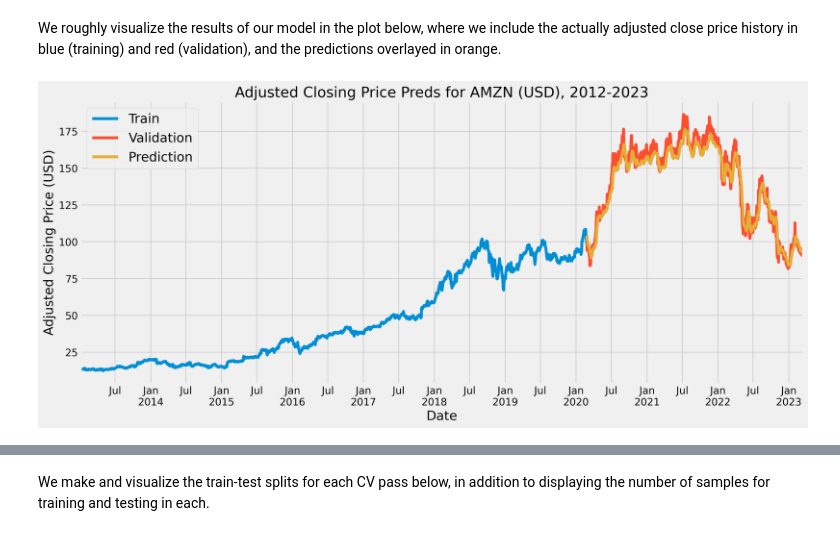
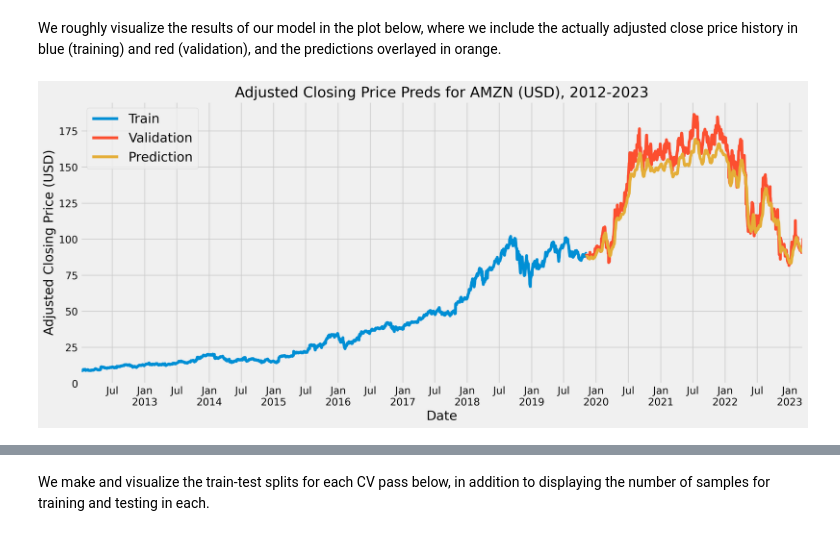
Before and after one commit to leoglonz/Securities_Analytics, a Jupyter notebook: Stock_Prediction.ipynb, the cells around one changed output, grey strips where cells are left out. Cells and saved outputs as stored; diff of their text form; code cells hidden in the pictures.

```diff
--- a/Stock_Prediction.ipynb
+++ b/Stock_Prediction.ipynb
@@ -209,13 +214,13 @@ market = pdr.get_data_yahoo(market_ticker,
                             END).rename(columns={'Adj Close': 'MarketClose'})
 
 betas = np.array([])
-dat = pd.concat([stock.AdjClose, market.MarketClose], axis=1)
+data = pd.concat([stock.AdjClose, market.MarketClose], axis=1)
 
-for  i, sdf in enumerate(roll(dat.pct_change().dropna(), window)):
+for  i, sdf in enumerate(roll(data.pct_change().dropna(), window)):
     betas = np.append(betas, beta(sdf))
 
-datFull = dat.drop(index=dat.index[:window], axis=0, inplace=False)
-datFull['Beta'] = betas.tolist()
+data_added = data.drop(index=data.index[:window], axis=0, inplace=False)
+data_added['Beta'] = betas.tolist()
 # %% [output]
 [*********************100%***********************]  1 of 1 completed
 # %% [markdown]
@@ -312,7 +317,8 @@ def series_to_supervised(data, n_in=5, n_out=1, dropnan=True):
 
     return agg
 # %%
-def data_split(data, lag=60, days=1, train_ratio=0.70, validation=False):
+def data_split(data, lag=60, days=1, train_ratio=0.70,
+               validation=False, backtest=False):
     """
     Prepping stock data for neural net; scaling down
     values and making train-test split.
@@ -321,6 +327,7 @@ def data_split(data, lag=60, days=1, train_ratio=0.70, validation=False):
     days: int, number of days to predict.
     train_ratio: float, percentage of data for training.
     validation: bool, split data into train/valid/test when True.
+    backtest: bool, only performs x-y split when True.
     Returns
         X_train: array, independent training features.
         y_train: array, objective training feature.
@@ -328,6 +335,8 @@ def data_split(data, lag=60, days=1, train_ratio=0.70, validation=False):
         y_test: array, objective test feature.
         X_valid: array, independent validation features.
         y_valid: array, objective validation feature.
+        X: array, independent features.
+        y: array, target feature.
     """
     # Selecting 'AdjClose' prices as input and target feature for time series.
     data_adj = data.filter(['AdjClose']).values
@@ -338,8 +347,8 @@ def data_split(data, lag=60, days=1, train_ratio=0.70, validation=False):
 
     # Splitting input features and target object, X and y.
     supervised_data = series_to_supervised(scaled_data, n_in=lag, n_out=days)
+    X = supervised_data.loc[:, supervised_data.columns != 'var1(t)']
     y = supervised_data['var1(t)'] # Isolating target object.
-    X = supervised_data.loc[:, supervised_data.columns != 'var1(t)']
 
     # Selecting converted data for train-test split.
     len_training = int(np.ceil(len(scaled_data) * train_ratio))
@@ -377,12 +386,21 @@ def data_split(data, lag=60, days=1, train_ratio=0.70, validation=False):
     if validation:
         X_valid = np.reshape(X_valid, (X_valid.shape[0],
                                        X_valid.shape[1], 1))
-
         return X_train, y_train, X_valid, y_valid, X_test, y_test, scaler
 
-    else:
+    elif backtest:
+        return X, y, scaler
+
+    elif not backtest and not validation:
         return X_train, y_train, X_test, y_test, scaler
 
+    else:
+        ValueError(
+            "Cannot simultaneously perform 'backtest' and 'validation'."
+            )
+        exit()
+
+
 # generator = TimeseriesGenerator(scaled_data, scaled_data, length=60, batch_size=1)
 # %%
 LAG = 60 # Number of days to use for predicting the following day(s).
@@ -441,5 +473,6 @@ There are three metrics we can use to measure LSTM model error: mean squared err
 
 RMSE we will use most often for its interpretability. However, we will use MSE when running the hyperparameter optimizer because MSE is much more suceptible to outliers -- meaning more sensitive during training -- and, therefore, can allow greater accuracy in hyperparameter tuning.
 # %%
+model = create_model(X_train.shape[1])
 model.fit(X_train, y_train, batch_size=2, epochs=1, verbose=True)
 # %% [output]
@@ -495,45 +525,45 @@ Model RMSE: 93.6643
 We roughly visualize the results of our model in the plot below, where we include the actually adjusted close price history in blue (training) and red (validation), and the predictions overlayed in orange.
 # %%
 # plotting results.
-data = datFull.filter(['AdjClose'])
+data = data.filter(['AdjClose'])
 
-train = data[:len_training]
-valid = data[len_training:] # actual data that model predicted.
+train = data[:len(X_train)]
+valid = data[len(X_train):] # actual data that model predicted.
 valid['Predictions'] = predictions
 
 
 fig, ax = plt.subplots(1,1, dpi=300, figsize=(16,8),
     constrained_layout=False)
 
 ax.plot(train.index, train.AdjClose, label='Train')
 ax.plot(valid.index, valid.AdjClose, label='Validation')
 ax.plot(valid.index, valid.Predictions, label='Prediction')
 
 
 ax.set_title('Adjusted Closing Price Preds for %s (USD), %s-%s'
              %(TICKER, START.year, END.year))
 ax.set_xlabel('Date', fontsize=18)
 ax.set_ylabel('Adjusted Closing Price (USD)', fontsize=18)
 ax.legend(fontsize='18')
 
 # Set major and minor date tick locators
 maj_loc = mdates.MonthLocator(bymonth=np.arange(1,12,6))
 ax.xaxis.set_major_locator(maj_loc)
 min_loc = mdates.MonthLocator()
 ax.xaxis.set_minor_locator(min_loc)
 
 # Set major date tick formatter
 zfmts = ['', '%b\n%Y', '%b', '%b-%d', '%H:%M', '%H:%M']
 maj_fmt = mdates.ConciseDateFormatter(maj_loc, zero_formats=zfmts,
                                       show_offset=False)
 ax.xaxis.set_major_formatter(maj_fmt)
 
 ax.figure.autofmt_xdate(rotation=0, ha='center')
-ax.set_xlim(datFull.index.min(), datFull.index.max());
+ax.set_xlim(data.index.min(), data.index.max());
 
 plt.show()
 # %% [output]
-[figure, old version]
+[figure, new version]
 # %% [markdown]
 ### Backtesting: <a class="anchor" id="validation"></a>
 
```
Also changed, not shown: parts of 21 cells of this notebook, 4 other files.
